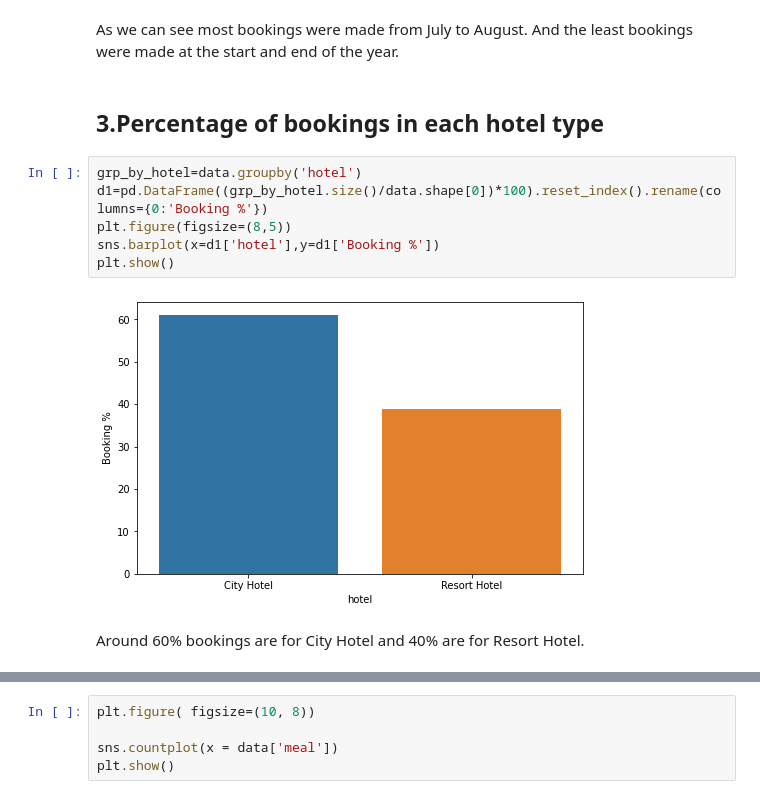
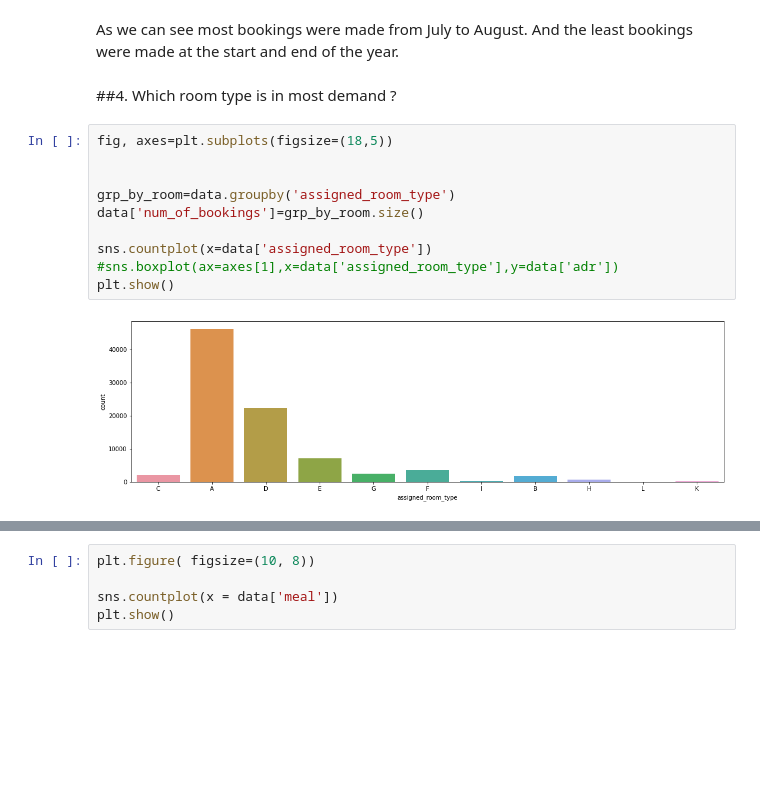
Before and after one commit to SakshamTripathi1996/Data-Science, a Jupyter notebook: Hotel_Booking_Analysis_Capstone_Project.ipynb, the cells around one changed output, grey strips where cells are left out. Saved outputs shown, nothing was run; the diff lists cells and outputs as text; blank space fills up the shorter version.

```diff
--- a/Hotel_Booking_Analysis_Capstone_Project.ipynb
+++ b/Hotel_Booking_Analysis_Capstone_Project.ipynb
@@ -222,14 +308,16 @@ Busiest_month.plot('month', 'values', xlabel = 'Month', ylabel = 'Booking count'
 # %% [markdown]
 As we can see most bookings were made from July to August. And the least bookings were made at the start and end of the year.
-# %% [markdown]
-## 3.Percentage of bookings in each hotel type
-# %%
-grp_by_hotel=data.groupby('hotel')
-d1=pd.DataFrame((grp_by_hotel.size()/data.shape[0])*100).reset_index().rename(columns={0:'Booking %'})
-plt.figure(figsize=(8,5))
-sns.barplot(x=d1['hotel'],y=d1['Booking %'])
-plt.show()
-# %% [output]
-[figure, removed]
-# %% [markdown]
-Around 60% bookings are for City Hotel and 40% are for Resort Hotel.
+# %% [markdown]
+##4. Which room type is in most demand ?
+# %%
+fig, axes=plt.subplots(figsize=(18,5))
+
+
+grp_by_room=data.groupby('assigned_room_type')
+data['num_of_bookings']=grp_by_room.size()
+
+sns.countplot(x=data['assigned_room_type'])
+#sns.boxplot(ax=axes[1],x=data['assigned_room_type'],y=data['adr'])
+plt.show()
+# %% [output]
+[figure, added]
```
Also changed, not shown: parts of 169 cells of this notebook.
